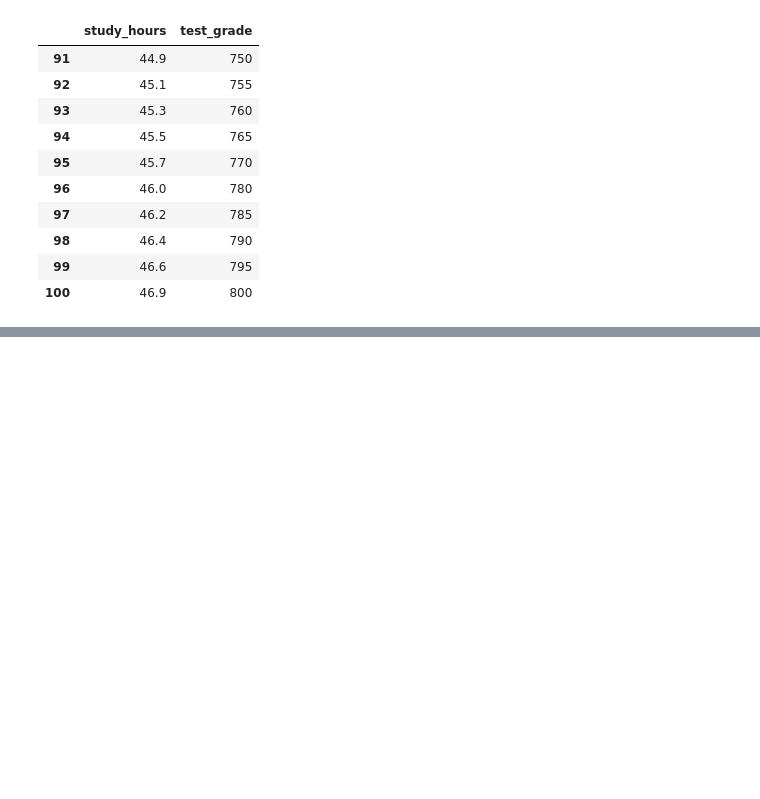
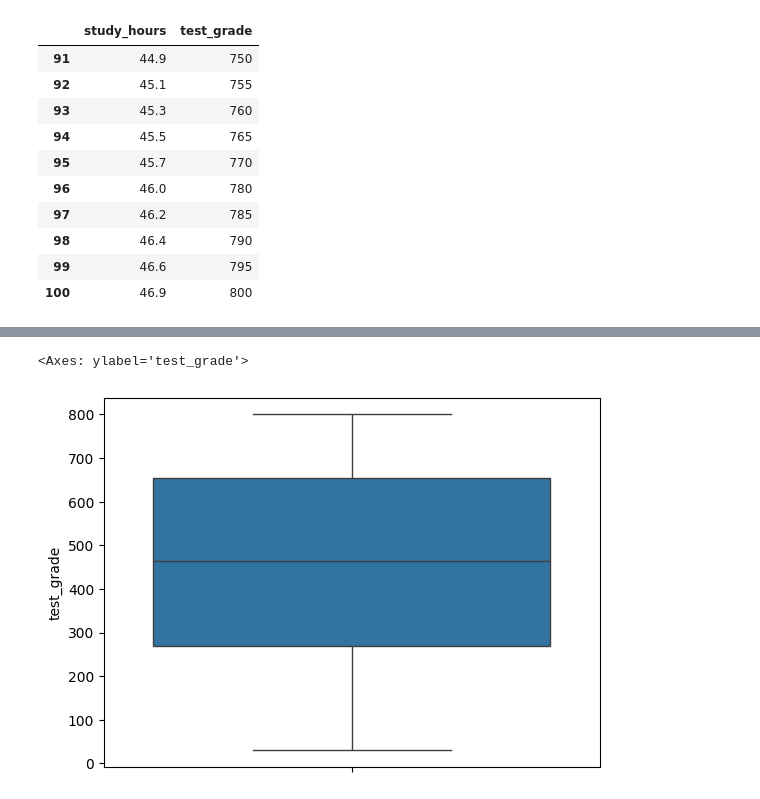
Before and after one commit to arthurrios/simple-linear-regression, a Jupyter notebook: grade_model.ipynb, the cells around one changed output, grey strips where cells are left out. Drawn from its saved outputs; the diff is of its cells as text; code cells hidden in the pictures; blank space fills up the shorter version.

```diff
--- a/grade_model.ipynb
+++ b/grade_model.ipynb
@@ -57,0 +88,7 @@ df_grade.tail(10)
+# %%
+# Verify if we have outliers
+# BoxPlot
+sns.boxplot(y='test_grade', data=df_grade)
+# %% [output]
+<Axes: ylabel='test_grade'>
+[figure, added]
```
Also changed, not shown: parts of 8 cells of this notebook.
